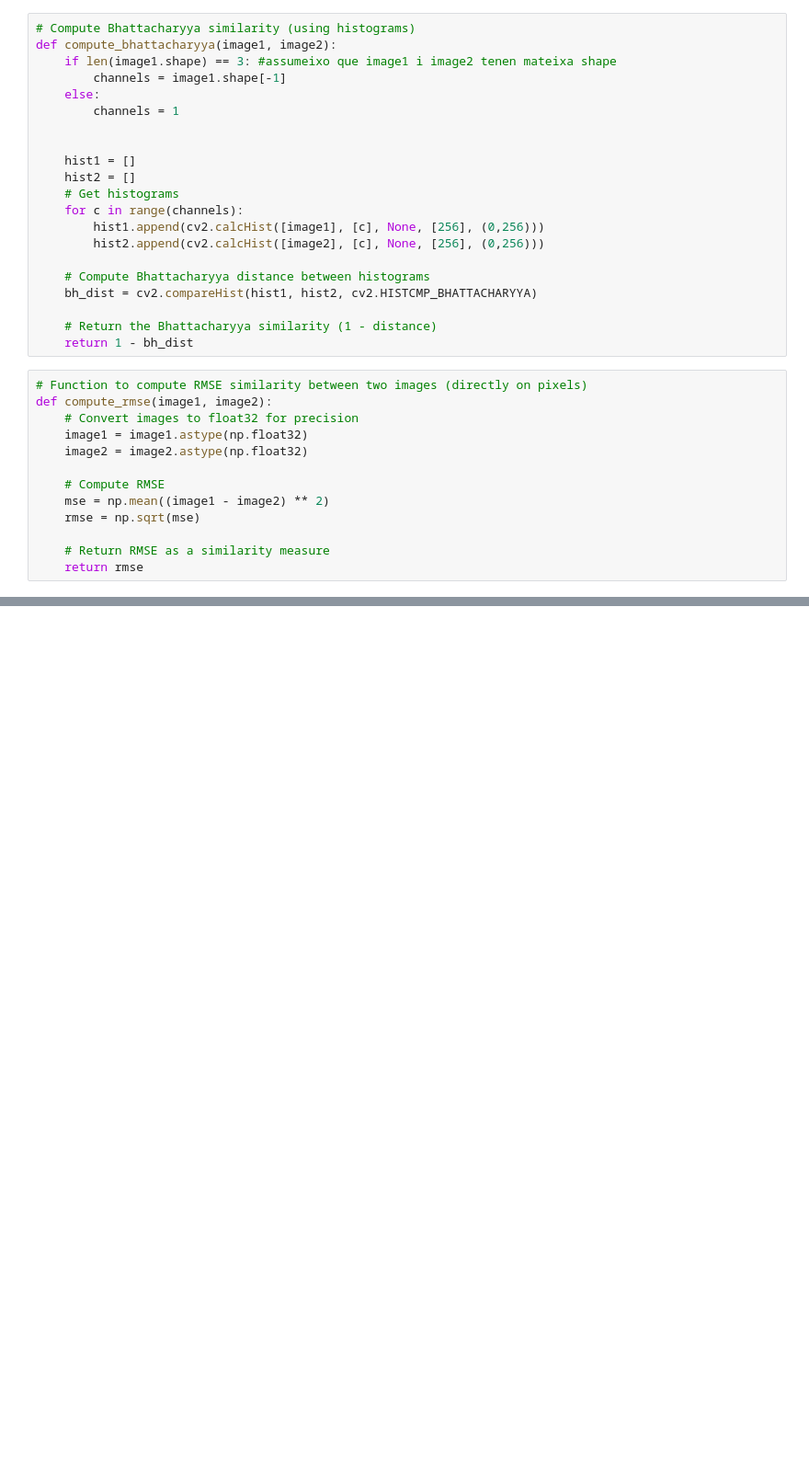
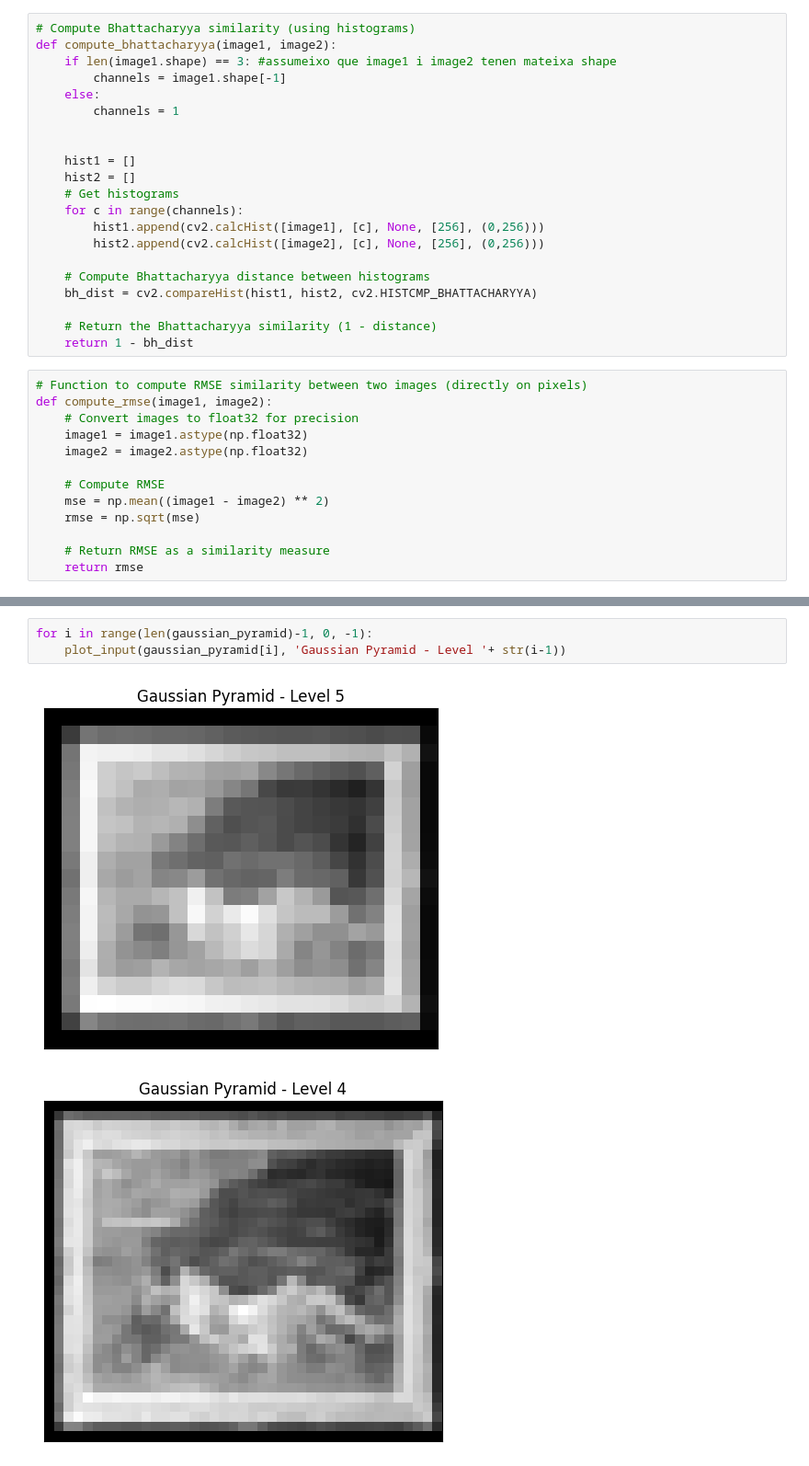
Before and after one commit to MCV-2024-C1-Project/Team7, a Jupyter notebook: proves_denoising.ipynb, the cells around one changed output, grey strips where cells are left out. Shown at 92% size. Saved outputs shown, nothing was run; the diff lists cells and outputs as text; blank space fills up the shorter version.

```diff
--- a/proves_denoising.ipynb
+++ b/proves_denoising.ipynb
@@ -247,0 +415,6 @@ Loading model from: /opt/anaconda3/envs/prova/lib/python3.10/site-packages/lpips
+# %%
+for i in range(len(gaussian_pyramid)-1, 0, -1):
+    plot_input(gaussian_pyramid[i], 'Gaussian Pyramid - Level '+ str(i-1))
+# %% [output]
+[figure, added]
+[figure, added]
```
Also changed, not shown: parts of 25 cells of this notebook.
